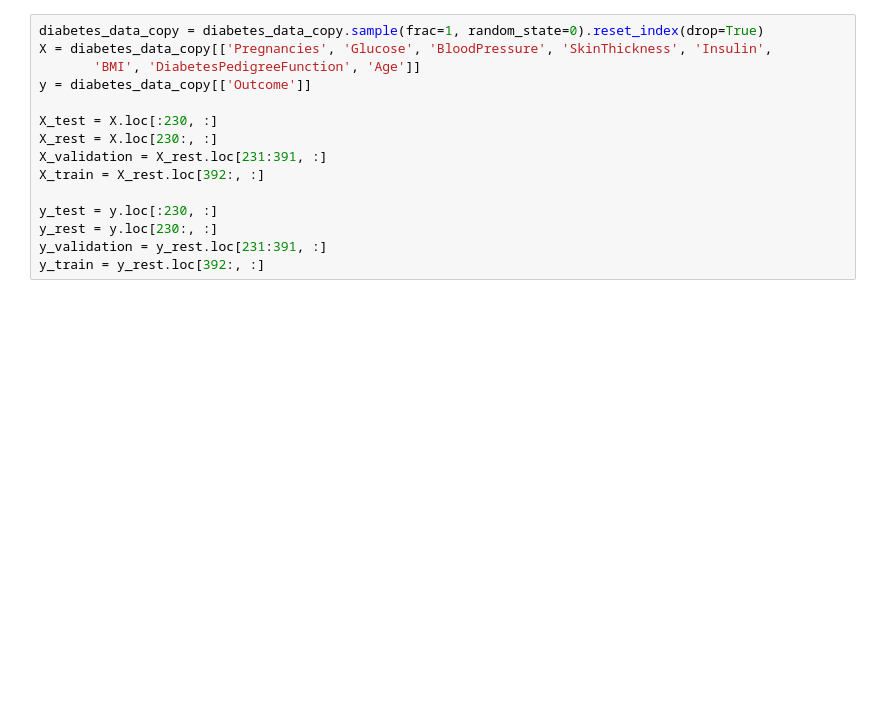
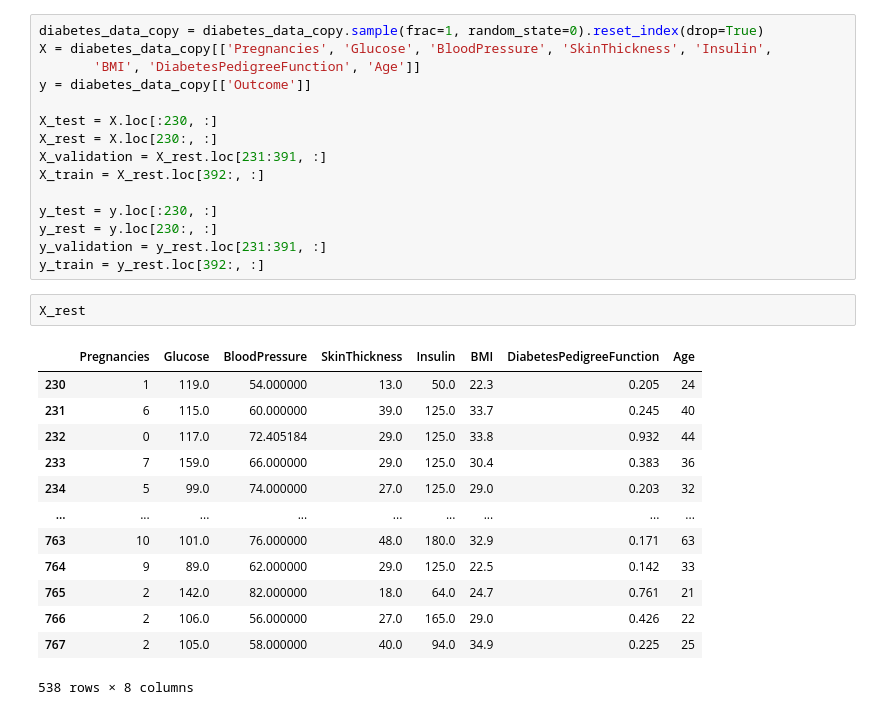
Before and after one commit to zhaoyimei1124/COGS109-finalproject, a Jupyter notebook: project/COGS 109 Final Project.ipynb, the cells around one changed output. Cells and saved outputs as stored; diff of their text form; blank space fills up the shorter version.

```diff
--- a/project/COGS 109 Final Project.ipynb
+++ b/project/COGS 109 Final Project.ipynb
@@ -95,3 +95,19 @@ y_test = y.loc[:230, :]
 y_rest = y.loc[230:, :]
 y_validation = y_rest.loc[231:391, :]
 y_train = y_rest.loc[392:, :]
+# %%
+X_rest
+# %% [output]
+|  | Pregnancies | Glucose | BloodPressure | SkinThickness | Insulin | BMI | DiabetesPedigreeFunction | Age |
+| 230 | 1 | 119.0 | 54.000000 | 13.0 | 50.0 | 22.3 | 0.205 | 24 |
+| 231 | 6 | 115.0 | 60.000000 | 39.0 | 125.0 | 33.7 | 0.245 | 40 |
+| 232 | 0 | 117.0 | 72.405184 | 29.0 | 125.0 | 33.8 | 0.932 | 44 |
+| 233 | 7 | 159.0 | 66.000000 | 29.0 | 125.0 | 30.4 | 0.383 | 36 |
+| 234 | 5 | 99.0 | 74.000000 | 27.0 | 125.0 | 29.0 | 0.203 | 32 |
+| ... | ... | ... | ... | ... | ... | ... | ... | ... |
+| 763 | 10 | 101.0 | 76.000000 | 48.0 | 180.0 | 32.9 | 0.171 | 63 |
+| 764 | 9 | 89.0 | 62.000000 | 29.0 | 125.0 | 22.5 | 0.142 | 33 |
+| 765 | 2 | 142.0 | 82.000000 | 18.0 | 64.0 | 24.7 | 0.761 | 21 |
+| 766 | 2 | 106.0 | 56.000000 | 27.0 | 165.0 | 29.0 | 0.426 | 22 |
+| 767 | 2 | 105.0 | 58.000000 | 40.0 | 94.0 | 34.9 | 0.225 | 25 |
+538 rows × 8 columns
```
Also changed, not shown: 2 other files.
